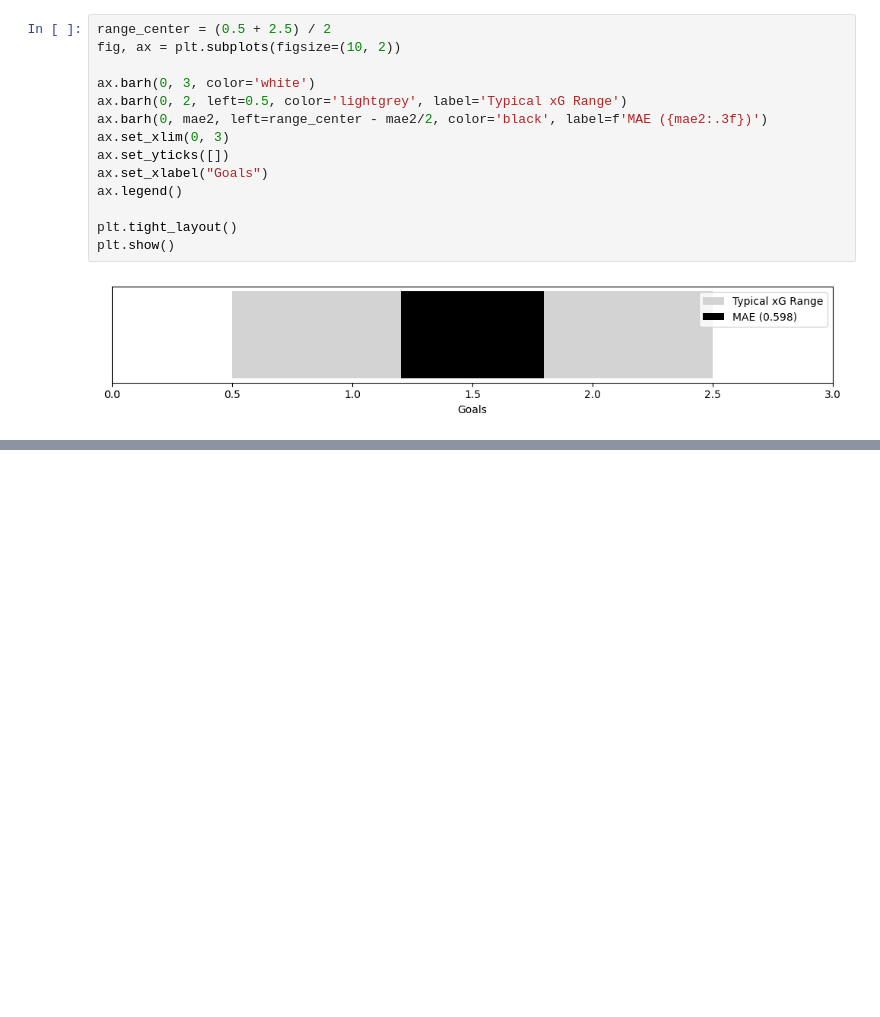
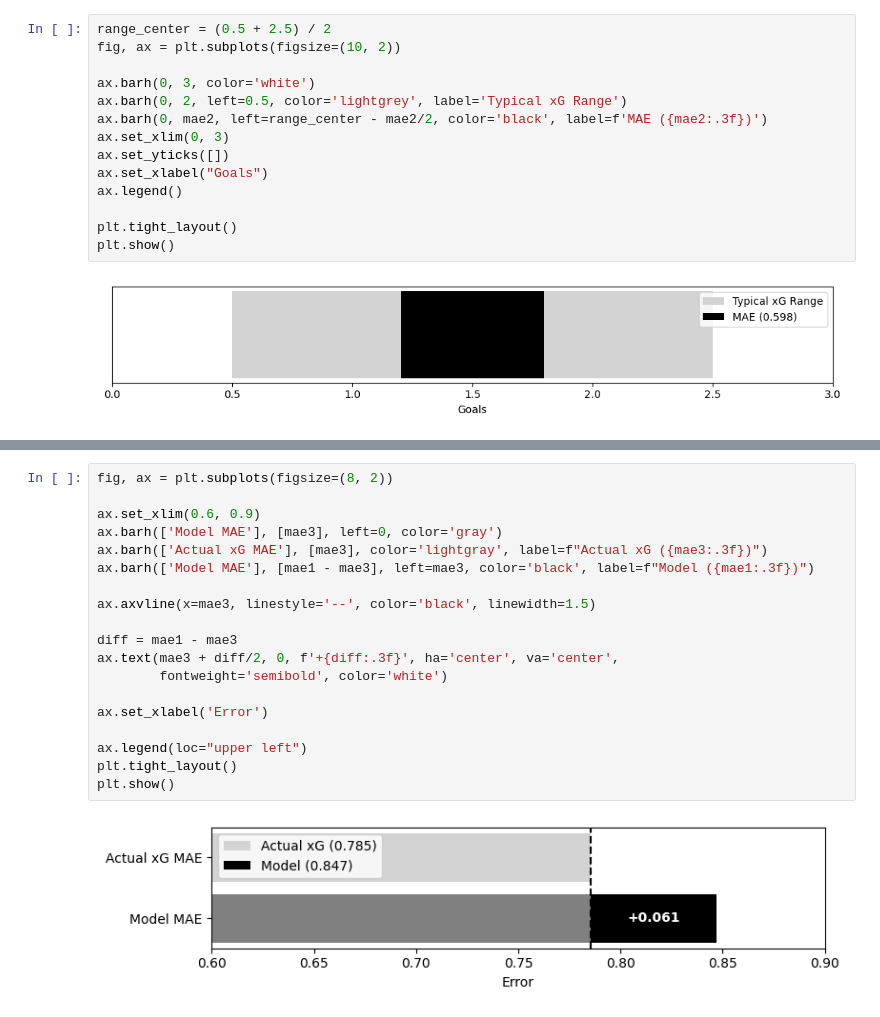
Before and after one commit to venomio5/soccer-prediction-analysis, a Jupyter notebook: src/xg_analysis.ipynb, the cells around one changed output, grey strips where cells are left out. Saved outputs shown, nothing was run; the diff lists cells and outputs as text; blank space fills up the shorter version.

```diff
--- a/src/xg_analysis.ipynb
+++ b/src/xg_analysis.ipynb
@@ -146,0 +124,21 @@ plt.show()
+# %%
+fig, ax = plt.subplots(figsize=(8, 2))
+
+ax.set_xlim(0.6, 0.9)
+ax.barh(['Model MAE'], [mae3], left=0, color='gray')
+ax.barh(['Actual xG MAE'], [mae3], color='lightgray', label=f"Actual xG ({mae3:.3f})")
+ax.barh(['Model MAE'], [mae1 - mae3], left=mae3, color='black', label=f"Model ({mae1:.3f})")
+
+ax.axvline(x=mae3, linestyle='--', color='black', linewidth=1.5)
+
+diff = mae1 - mae3
+ax.text(mae3 + diff/2, 0, f'+{diff:.3f}', ha='center', va='center',
+        fontweight='semibold', color='white')
+
+ax.set_xlabel('Error')
+
+ax.legend(loc="upper left")
+plt.tight_layout()
+plt.show()
+# %% [output]
+[figure, added]
```
Also changed, not shown: parts of 7 cells of this notebook, 8 other files.
